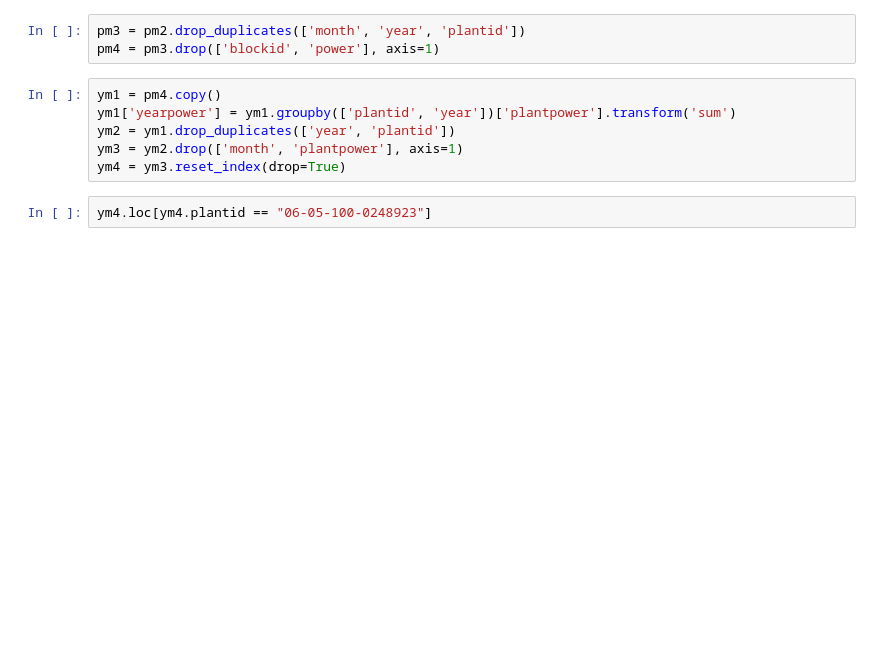
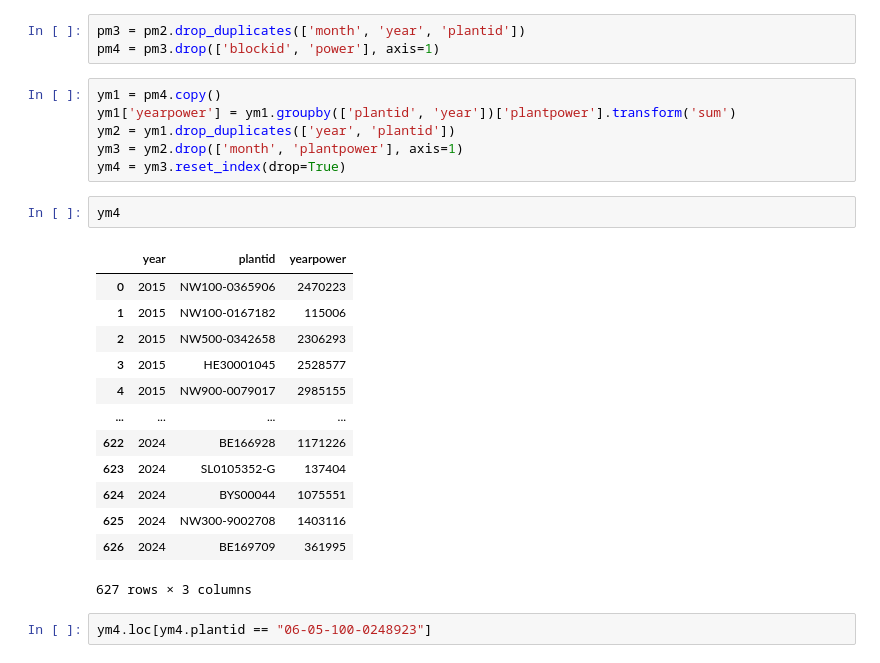
Before and after one commit to sidietz/plantwatch-data, a Jupyter notebook: production/melt2db.ipynb, the cells around one changed output. Saved outputs shown, nothing was run; the diff lists cells and outputs as text; blank space fills up the shorter version.

```diff
--- a/production/melt2db.ipynb
+++ b/production/melt2db.ipynb
@@ -487,6 +535,22 @@ ym1['yearpower'] = ym1.groupby(['plantid', 'year'])['plantpower'].transform('sum
 ym2 = ym1.drop_duplicates(['year', 'plantid'])
 ym3 = ym2.drop(['month', 'plantpower'], axis=1)
 ym4 = ym3.reset_index(drop=True)
+# %%
+ym4
+# %% [output]
+|  | year | plantid | yearpower |
+| 0 | 2015 | NW100-0365906 | 2470223 |
+| 1 | 2015 | NW100-0167182 | 115006 |
+| 2 | 2015 | NW500-0342658 | 2306293 |
+| 3 | 2015 | HE30001045 | 2528577 |
+| 4 | 2015 | NW900-0079017 | 2985155 |
+| ... | ... | ... | ... |
+| 622 | 2024 | BE166928 | 1171226 |
+| 623 | 2024 | SL0105352-G | 137404 |
+| 624 | 2024 | BYS00044 | 1075551 |
+| 625 | 2024 | NW300-9002708 | 1403116 |
+| 626 | 2024 | BE169709 | 361995 |
+627 rows × 3 columns
 # %%
 ym4.loc[ym4.plantid == "06-05-100-0248923"]
 # %% [output]
```
Also changed, not shown: parts of 26 cells of this notebook, 8 other files.
